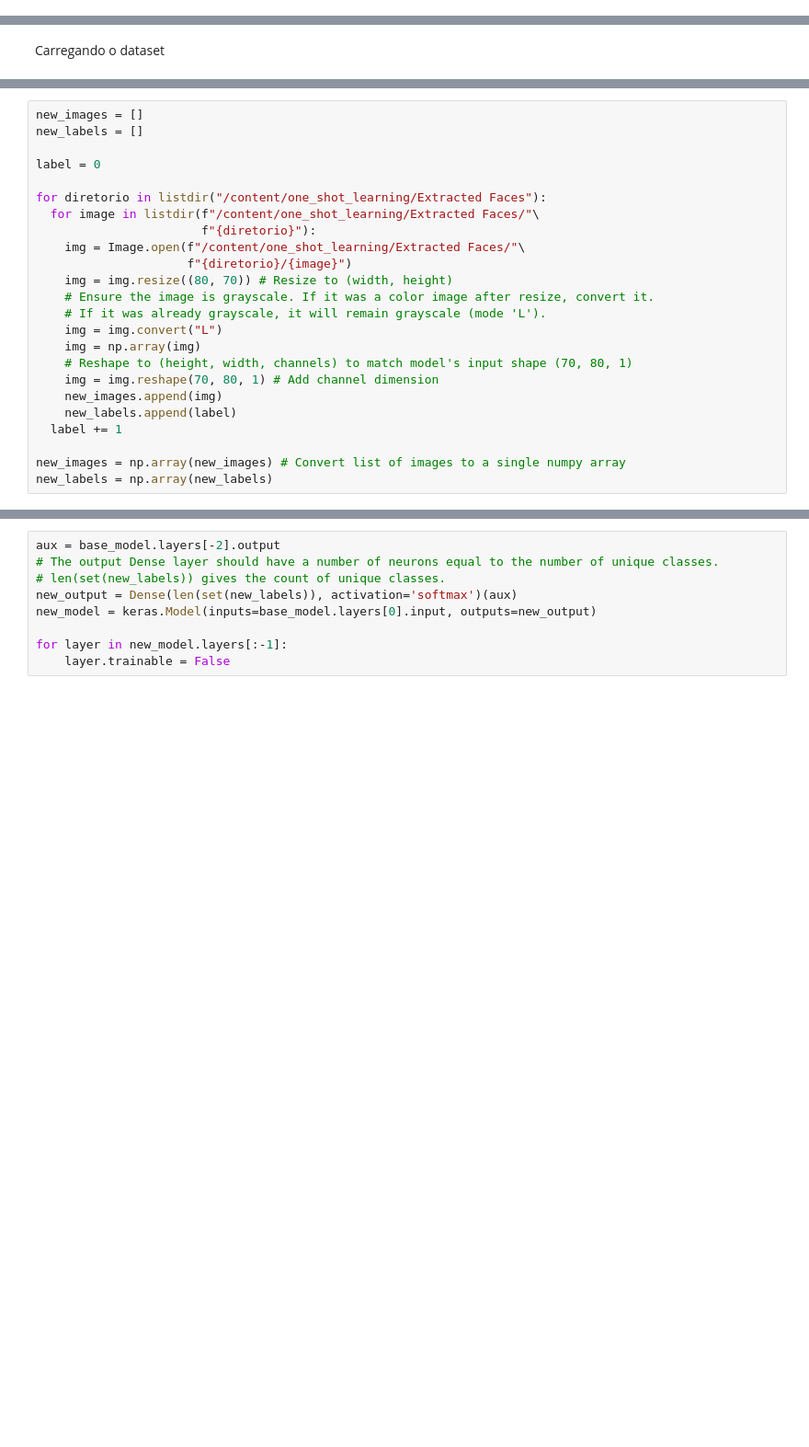
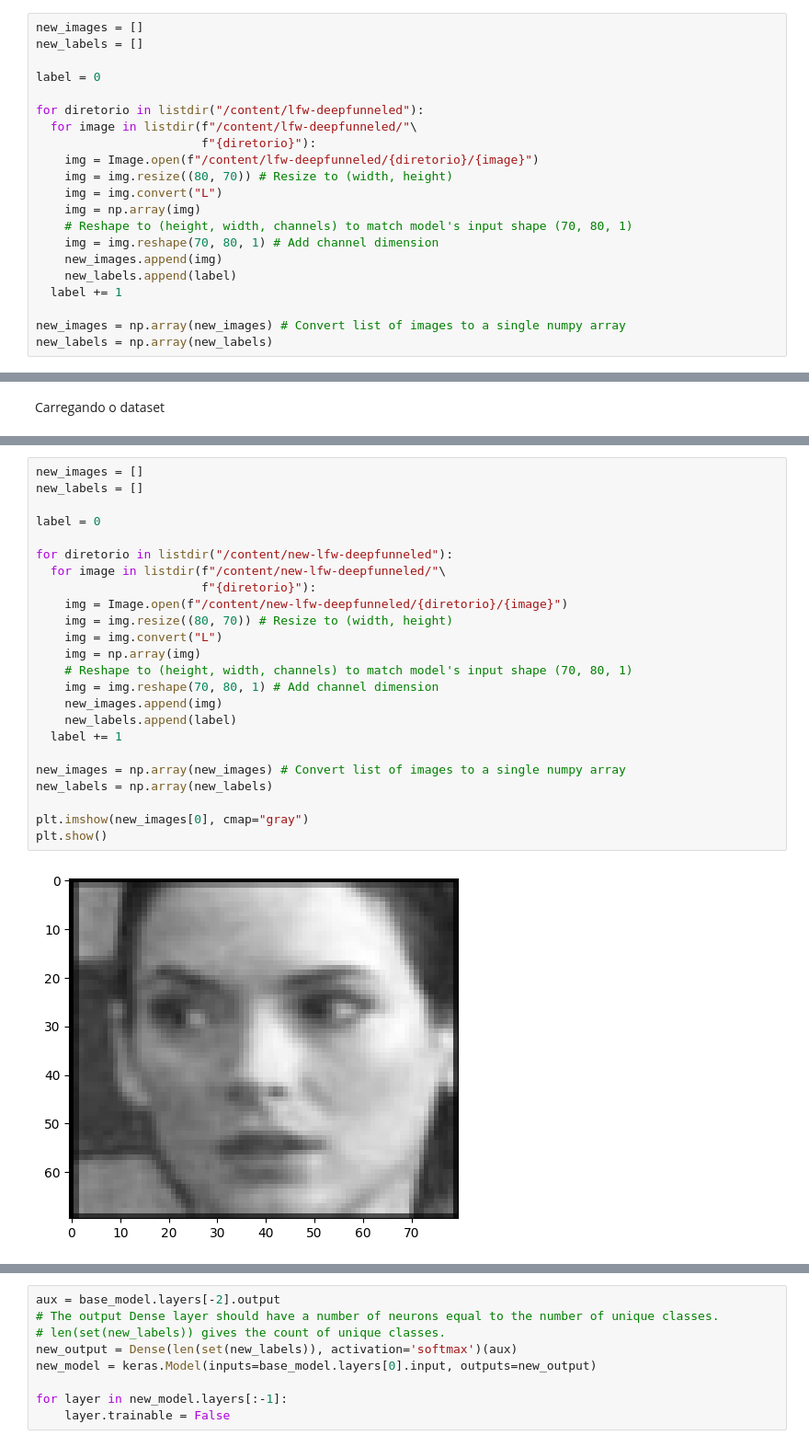
Before and after one commit to proguimador1/facial-recognition, a Jupyter notebook: reconhecimento_facial.ipynb, the cells around one changed output, grey strips where cells are left out. Shown at 92% size. Saved outputs shown, nothing was run; the diff lists cells and outputs as text; blank space fills up the shorter version.

```diff
--- a/reconhecimento_facial.ipynb
+++ b/reconhecimento_facial.ipynb
@@ -284,0 +218,21 @@ Model: "sequential"
+# %%
+new_images = []
+new_labels = []
+
+label = 0
+
+for diretorio in listdir("/content/lfw-deepfunneled"):
+  for image in listdir(f"/content/lfw-deepfunneled/"\
+                       f"{diretorio}"):
+    img = Image.open(f"/content/lfw-deepfunneled/{diretorio}/{image}")
+    img = img.resize((80, 70)) # Resize to (width, height)
+    img = img.convert("L")
+    img = np.array(img)
+    # Reshape to (height, width, channels) to match model's input shape (70, 80, 1)
+    img = img.reshape(70, 80, 1) # Add channel dimension
+    new_images.append(img)
+    new_labels.append(label)
+  label += 1
+
+new_images = np.array(new_images) # Convert list of images to a single numpy array
+new_labels = np.array(new_labels)
@@ -347,24 +325,26 @@ Teste 1: Reconhecimento com dataset Oneshot Learning
 # %%
 new_images = []
 new_labels = []
 
 label = 0
 
-for diretorio in listdir("/content/one_shot_learning/Extracted Faces"):
-  for image in listdir(f"/content/one_shot_learning/Extracted Faces/"\
+for diretorio in listdir("/content/new-lfw-deepfunneled"):
+  for image in listdir(f"/content/new-lfw-deepfunneled/"\
                        f"{diretorio}"):
-    img = Image.open(f"/content/one_shot_learning/Extracted Faces/"\
-                     f"{diretorio}/{image}")
+    img = Image.open(f"/content/new-lfw-deepfunneled/{diretorio}/{image}")
     img = img.resize((80, 70)) # Resize to (width, height)
-    # Ensure the image is grayscale. If it was a color image after resize, convert it.
-    # If it was already grayscale, it will remain grayscale (mode 'L').
     img = img.convert("L")
     img = np.array(img)
     # Reshape to (height, width, channels) to match model's input shape (70, 80, 1)
     img = img.reshape(70, 80, 1) # Add channel dimension
     new_images.append(img)
     new_labels.append(label)
   label += 1
 
 new_images = np.array(new_images) # Convert list of images to a single numpy array
 new_labels = np.array(new_labels)
+
+plt.imshow(new_images[0], cmap="gray")
+plt.show()
+# %% [output]
+[figure, added]
```
Also changed, not shown: parts of 44 cells of this notebook.
